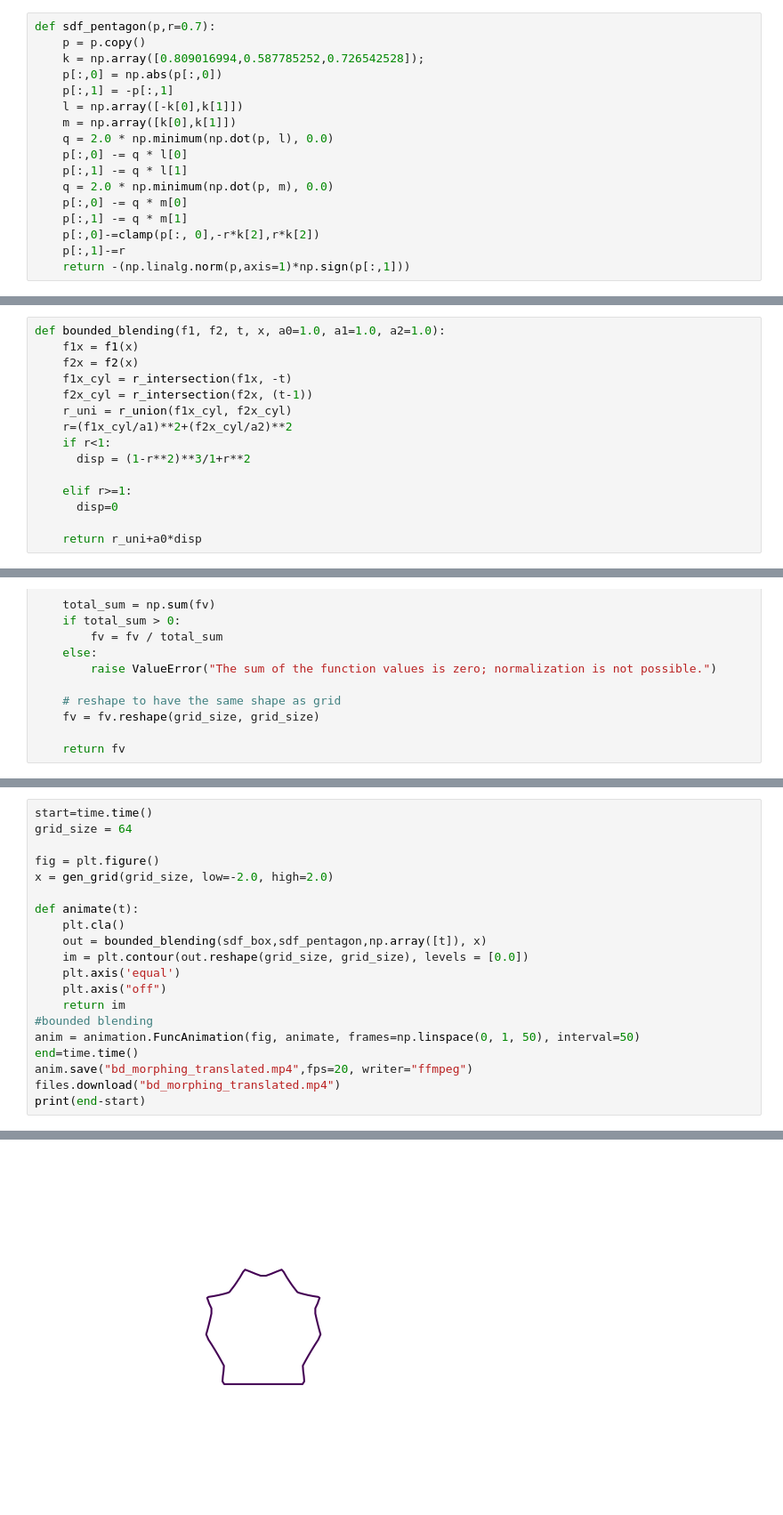
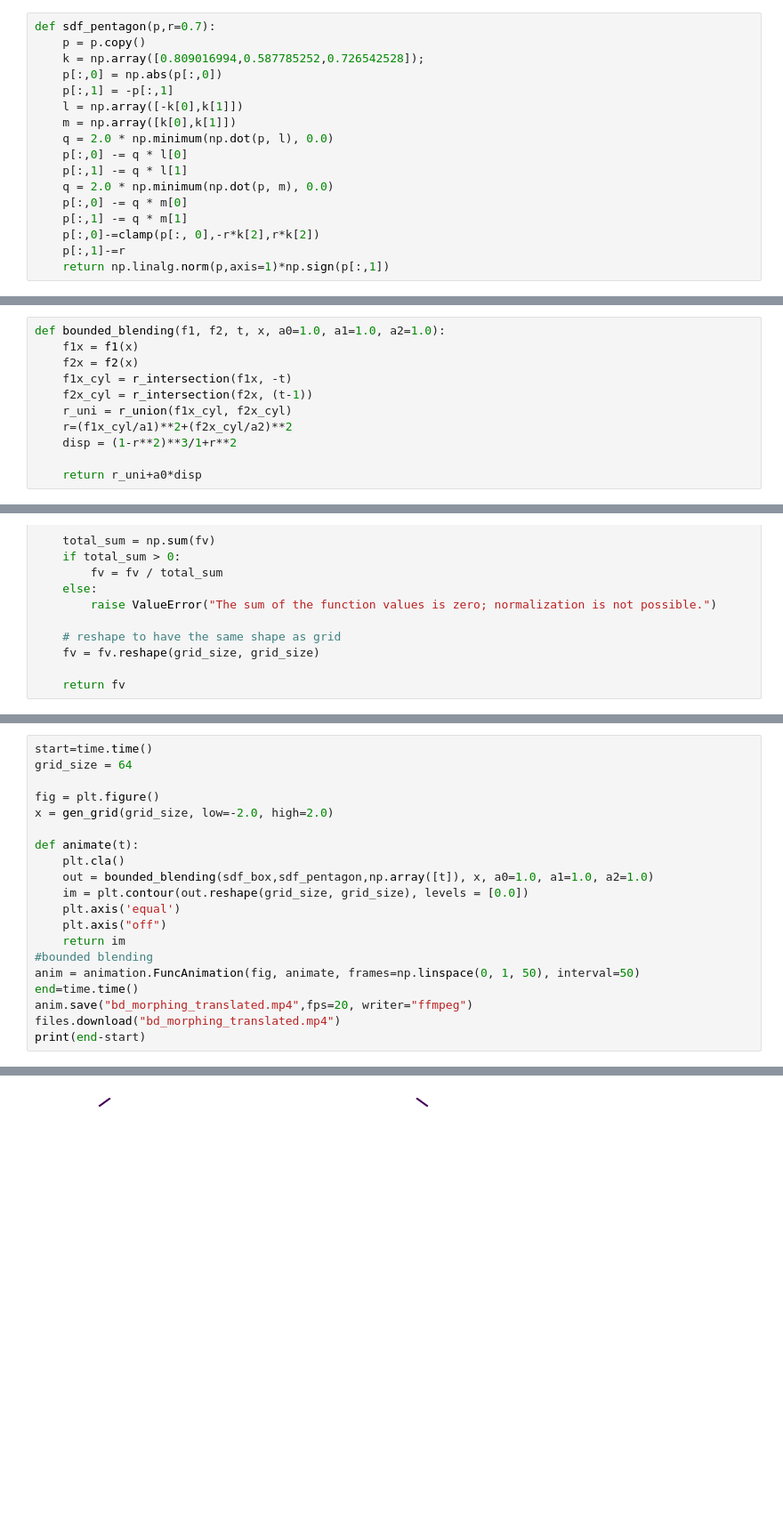
Before and after one commit to Shona173/codes, a Jupyter notebook: Comparing_Bounding_brending_and_linear_brending.ipynb, the cells around one changed output, grey strips where cells are left out. Shown at 89% size. Cells and saved outputs as stored; diff of their text form; blank space fills up the shorter version.

```diff
--- a/Comparing_Bounding_brending_and_linear_brending.ipynb
+++ b/Comparing_Bounding_brending_and_linear_brending.ipynb
@@ -52,7 +52,7 @@ def sdf_pentagon(p,r=0.7):
     p[:,1] -= q * m[1]
     p[:,0]-=clamp(p[:, 0],-r*k[2],r*k[2])
     p[:,1]-=r
-    return -(np.linalg.norm(p,axis=1)*np.sign(p[:,1]))
+    return np.linalg.norm(p,axis=1)*np.sign(p[:,1])
 # %%
 def translate(x_in, v_t):
     x_out = x_in - v_t
@@ -105,11 +105,7 @@ def bounded_blending(f1, f2, t, x, a0=1.0, a1=1.0, a2=1.0):
     f2x_cyl = r_intersection(f2x, (t-1))
     r_uni = r_union(f1x_cyl, f2x_cyl)
     r=(f1x_cyl/a1)**2+(f2x_cyl/a2)**2
-    if r<1:
-      disp = (1-r**2)**3/1+r**2
-
-    elif r>=1:
-      disp=0
+    disp = (1-r**2)**3/1+r**2
 
     return r_uni+a0*disp
 # %%
@@ -253,7 +249,7 @@ x = gen_grid(grid_size, low=-2.0, high=2.0)
 
 def animate(t):
     plt.cla()
-    out = bounded_blending(sdf_box,sdf_pentagon,np.array([t]), x)
+    out = bounded_blending(sdf_box,sdf_pentagon,np.array([t]), x, a0=1.0, a1=1.0, a2=1.0)
     im = plt.contour(out.reshape(grid_size, grid_size), levels = [0.0])
     plt.axis('equal')
     plt.axis("off")
@@ -271 +267 @@ print(end-start)
-[figure, old version]
+[figure, new version]
```
Also changed, not shown: parts of 5 cells of this notebook.
